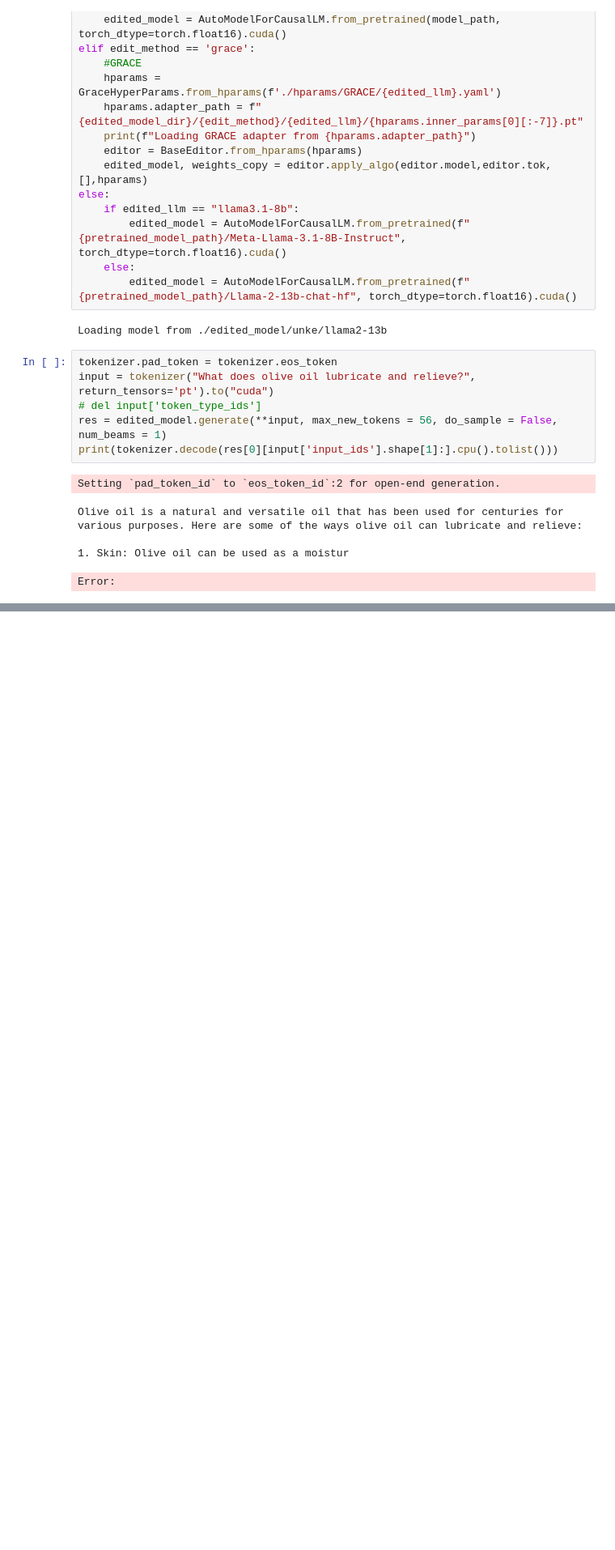
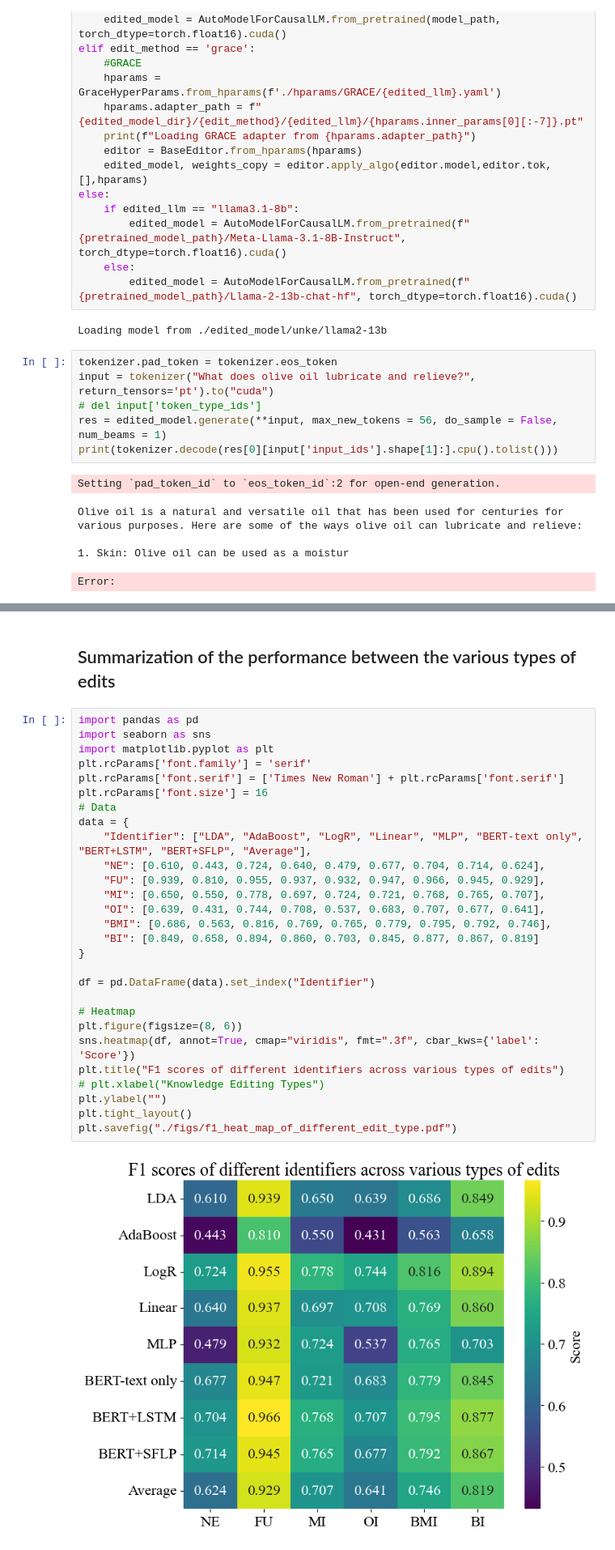
Before and after one commit to xpq-tech/KETI, a Jupyter notebook: analysis.ipynb, the cells around one changed output, grey strips where cells are left out. Shown at 81% size. Cells and saved outputs as stored; diff of their text form; blank space fills up the shorter version.

```diff
--- a/analysis.ipynb
+++ b/analysis.ipynb
@@ -599,0 +1435,32 @@ Error:
+# %% [markdown]
+## Summarization of the performance between the various types of edits
+# %%
+import pandas as pd
+import seaborn as sns
+import matplotlib.pyplot as plt
+plt.rcParams['font.family'] = 'serif'
+plt.rcParams['font.serif'] = ['Times New Roman'] + plt.rcParams['font.serif']
+plt.rcParams['font.size'] = 16
+# Data
+data = {
+    "Identifier": ["LDA", "AdaBoost", "LogR", "Linear", "MLP", "BERT-text only", "BERT+LSTM", "BERT+SFLP", "Average"],
+    "NE": [0.610, 0.443, 0.724, 0.640, 0.479, 0.677, 0.704, 0.714, 0.624],
+    "FU": [0.939, 0.810, 0.955, 0.937, 0.932, 0.947, 0.966, 0.945, 0.929],
+    "MI": [0.650, 0.550, 0.778, 0.697, 0.724, 0.721, 0.768, 0.765, 0.707],
+    "OI": [0.639, 0.431, 0.744, 0.708, 0.537, 0.683, 0.707, 0.677, 0.641],
+    "BMI": [0.686, 0.563, 0.816, 0.769, 0.765, 0.779, 0.795, 0.792, 0.746],
+    "BI": [0.849, 0.658, 0.894, 0.860, 0.703, 0.845, 0.877, 0.867, 0.819]
+}
+
+df = pd.DataFrame(data).set_index("Identifier")
+
+# Heatmap
+plt.figure(figsize=(8, 6))
+sns.heatmap(df, annot=True, cmap="viridis", fmt=".3f", cbar_kws={'label': 'Score'})
+plt.title("F1 scores of different identifiers across various types of edits")
+# plt.xlabel("Knowledge Editing Types")
+plt.ylabel("")
+plt.tight_layout()
+plt.savefig("./figs/f1_heat_map_of_different_edit_type.pdf")
+# %% [output]
+[figure, added]
```
Also changed, not shown: parts of 14 cells of this notebook, 12 other files.
